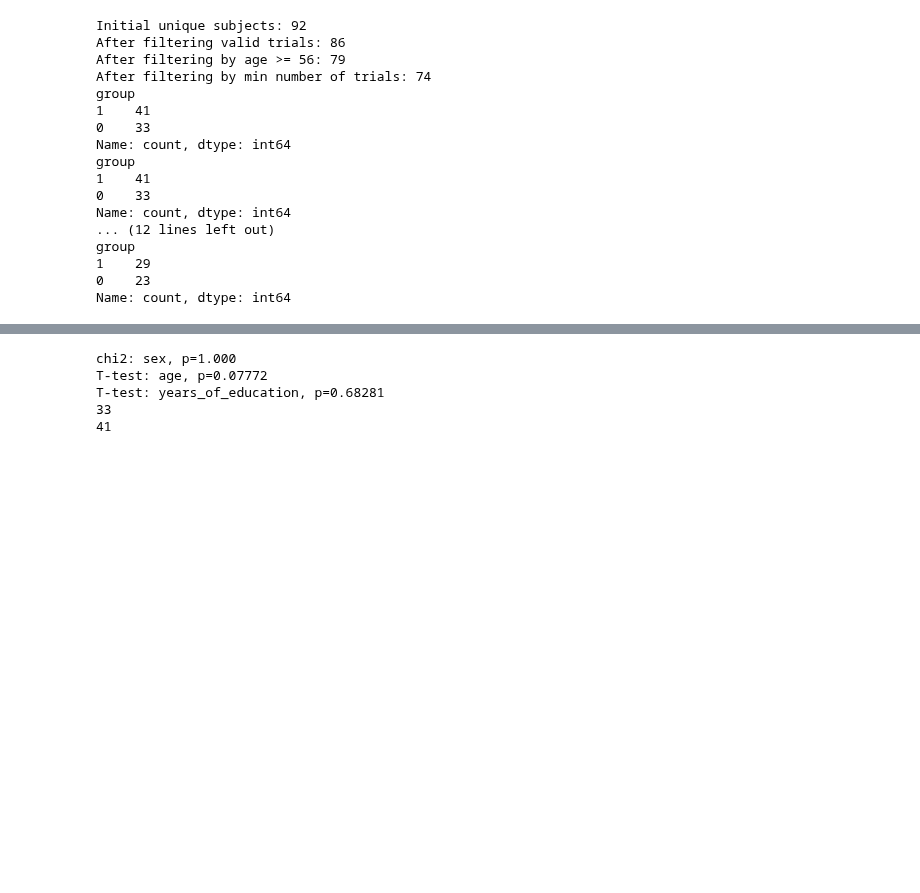
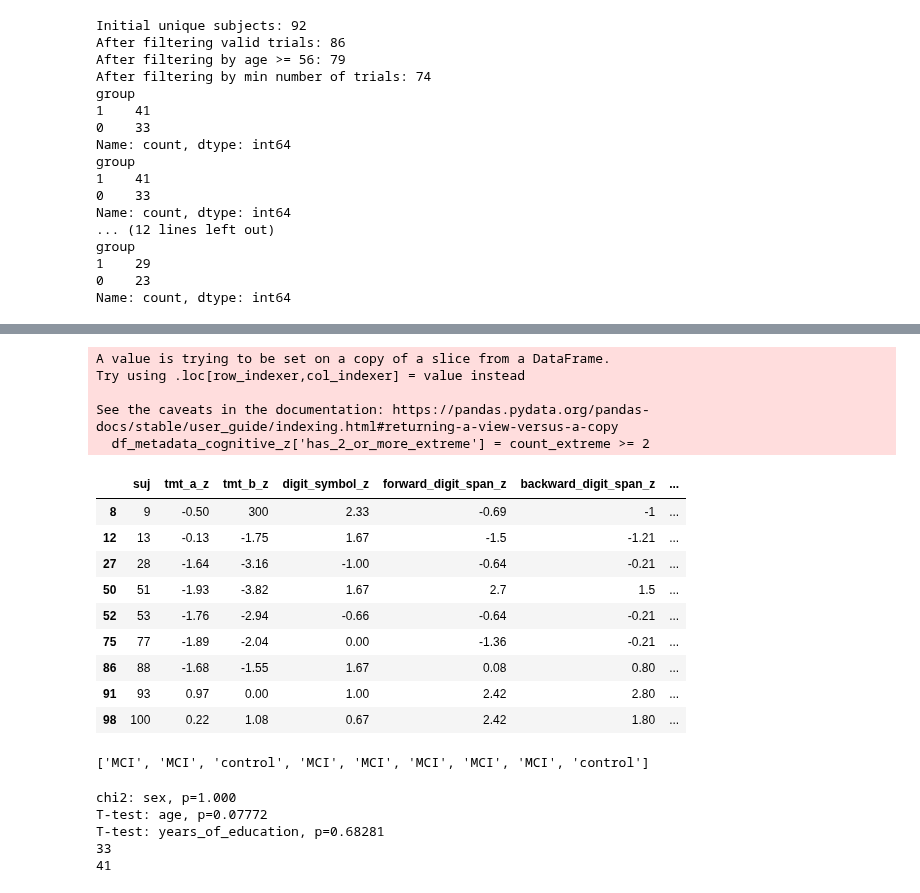
Before and after one commit to gianluca-capelo/tmt-analysis, a Jupyter notebook: notebooks/modelling.ipynb, the cells around one changed output, grey strips where cells are left out. Drawn from its saved outputs; the diff is of its cells as text; code cells hidden in the pictures; blank space fills up the shorter version.

```diff
--- a/notebooks/modelling.ipynb
+++ b/notebooks/modelling.ipynb
@@ -464,0 +513,26 @@ df_metadata_cognitive
+# %%
+# Excluir 'suj' y asegurarse que las columnas sean numéricas
+z_only = df_metadata_cognitive_z.drop(columns='suj').apply(pd.to_numeric, errors='coerce')
+
+# Contar cuántos valores por fila tienen |z| >= 1.5
+count_extreme = (z_only.abs() >= 1.5).sum(axis=1)
+
+# Crear la nueva columna booleana
+df_metadata_cognitive_z['has_2_or_more_extreme'] = count_extreme >= 2
+df_metadata_cognitive_z[df_metadata_cognitive_z['has_2_or_more_extreme']]
+# %% [output]
+A value is trying to be set on a copy of a slice from a DataFrame.
+Try using .loc[row_indexer,col_indexer] = value instead
+
+See the caveats in the documentation: https://pandas.pydata.org/pandas-docs/stable/user_guide/indexing.html#returning-a-view-versus-a-copy
+  df_metadata_cognitive_z['has_2_or_more_extreme'] = count_extreme >= 2
+|  | suj | tmt_a_z | tmt_b_z | digit_symbol_z | forward_digit_span_z | backward_digit_span_z | ... |
+| 8 | 9 | -0.50 | 300 | 2.33 | -0.69 | -1 | ... |
+| 12 | 13 | -0.13 | -1.75 | 1.67 | -1.5 | -1.21 | ... |
+| 27 | 28 | -1.64 | -3.16 | -1.00 | -0.64 | -0.21 | ... |
+| 50 | 51 | -1.93 | -3.82 | 1.67 | 2.7 | 1.5 | ... |
+| 52 | 53 | -1.76 | -2.94 | -0.66 | -0.64 | -0.21 | ... |
+| 75 | 77 | -1.89 | -2.04 | 0.00 | -1.36 | -0.21 | ... |
+| 86 | 88 | -1.68 | -1.55 | 1.67 | 0.08 | 0.80 | ... |
+| 91 | 93 | 0.97 | 0.00 | 1.00 | 2.42 | 2.80 | ... |
+| 98 | 100 | 0.22 | 1.08 | 0.67 | 2.42 | 1.80 | ... |
@@ -465,3 +541,7 @@ df_metadata_cognitive
+# %%
+[config.SUBJECT_GROUP[i] for i in df_metadata_cognitive_z[df_metadata_cognitive_z['has_2_or_more_extreme']]['suj']]
+# %% [output]
+['MCI', 'MCI', 'control', 'MCI', 'MCI', 'MCI', 'MCI', 'MCI', 'control']
 # %%
 min_age = 56
 metadata_control = df_metadata_cognitive[df_metadata_cognitive['group'] == 'control']
```
Also changed, not shown: parts of 7 cells of this notebook, 1 other file.
